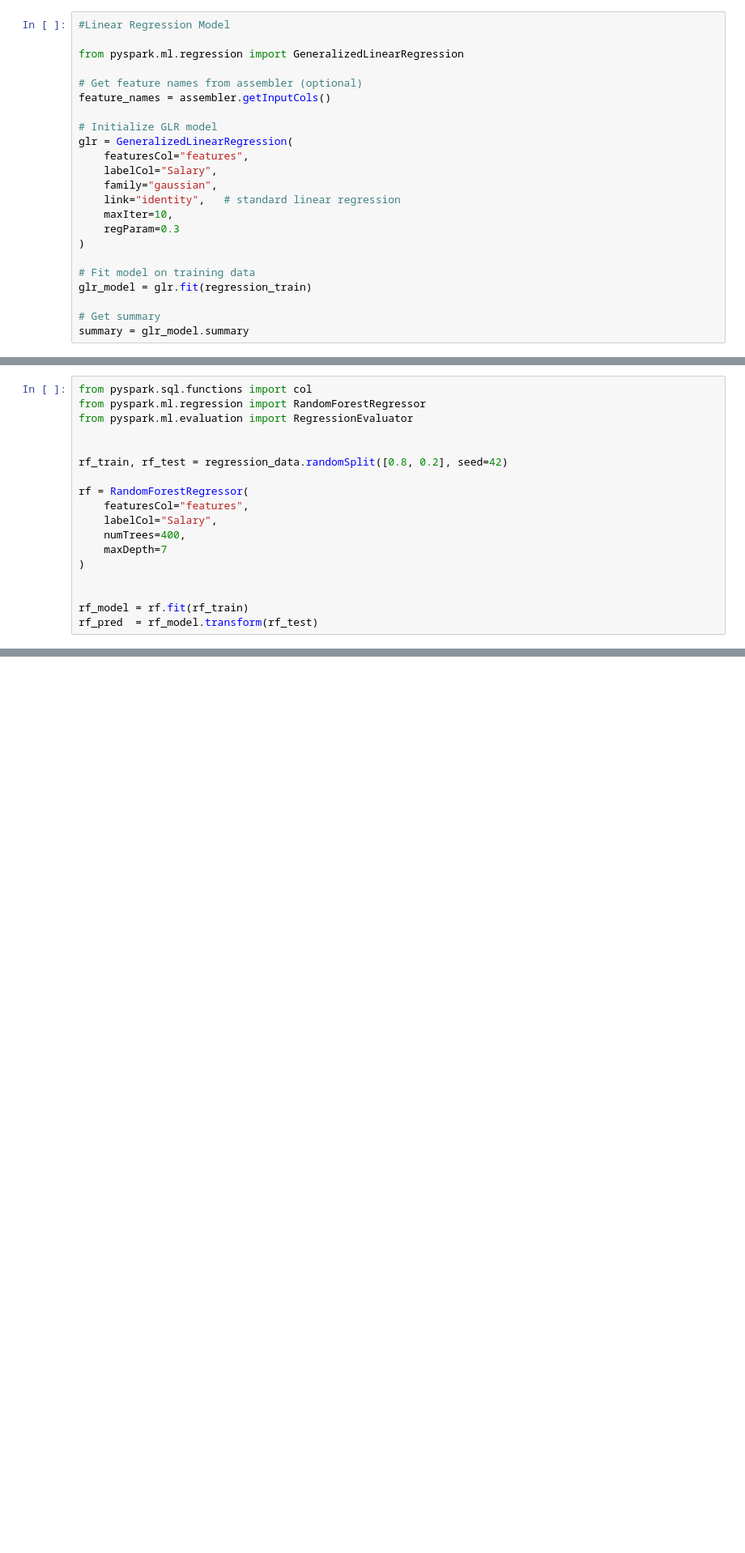
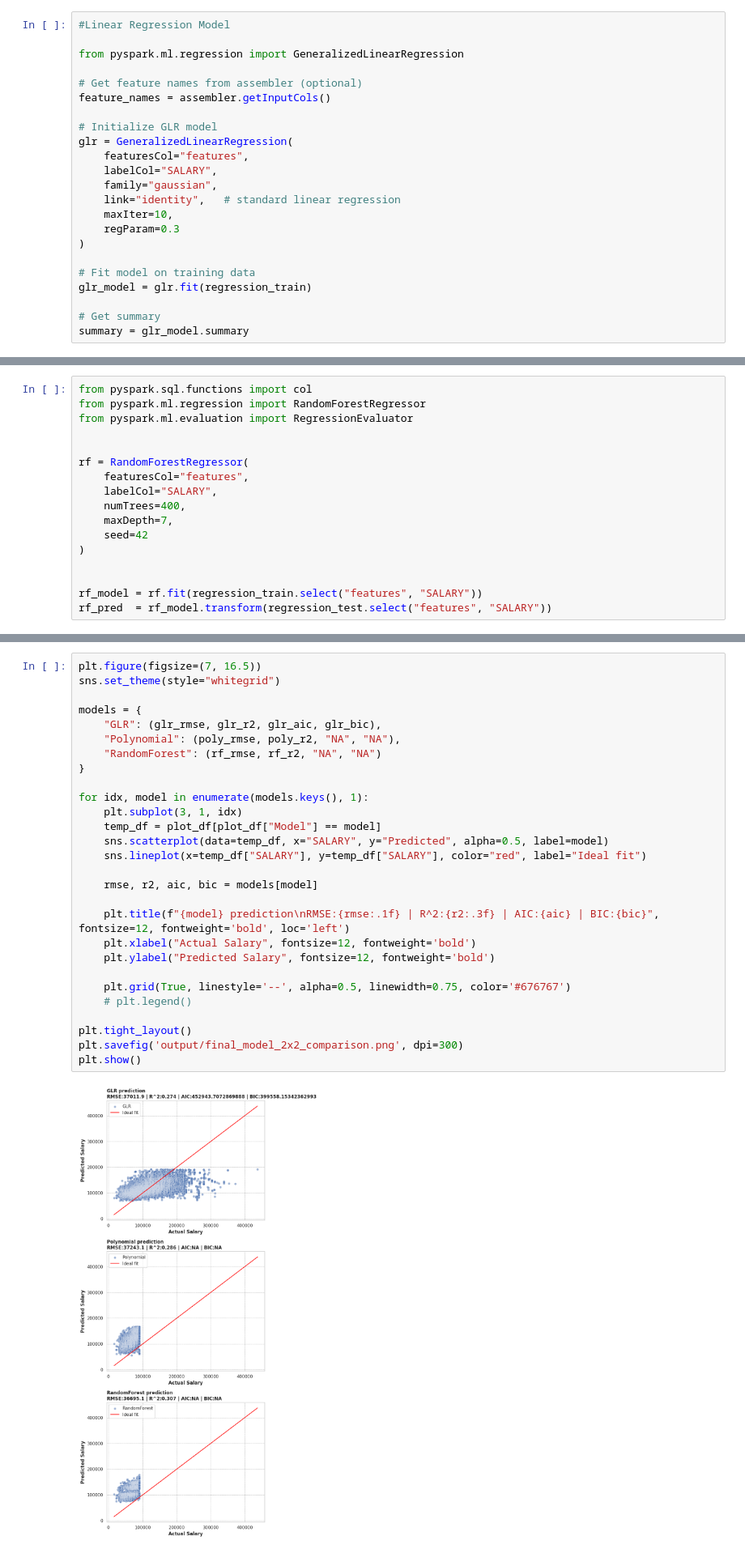
Before and after one commit to met-ad-688/assignment-04-DomStrong11, a Jupyter notebook: assignment04-DomStrong11.ipynb, the cells around one changed output, grey strips where cells are left out. Shown at 81% size. Drawn from its saved outputs; the diff is of its cells as text; blank space fills up the shorter version.

```diff
--- a/assignment04-DomStrong11.ipynb
+++ b/assignment04-DomStrong11.ipynb
@@ -392,7 +359,7 @@ feature_names = assembler.getInputCols()
 # Initialize GLR model
 glr = GeneralizedLinearRegression(
     featuresCol="features",
-    labelCol="Salary",
+    labelCol="SALARY",
     family="gaussian",
     link="identity",   # standard linear regression
     maxIter=10,
@@ -686,16 +659,15 @@ from pyspark.ml.regression import RandomForestRegressor
 from pyspark.ml.evaluation import RegressionEvaluator
 
 
-rf_train, rf_test = regression_data.randomSplit([0.8, 0.2], seed=42)
-
 rf = RandomForestRegressor(
     featuresCol="features",
-    labelCol="Salary",
+    labelCol="SALARY",
     numTrees=400,
-    maxDepth=7
+    maxDepth=7,
+    seed=42
 )
 
 
-rf_model = rf.fit(rf_train)
-rf_pred  = rf_model.transform(rf_test)
+rf_model = rf.fit(regression_train.select("features", "SALARY"))
+rf_pred  = rf_model.transform(regression_test.select("features", "SALARY"))
 # %% [output]
@@ -862,0 +764,30 @@ plt.show()
+# %%
+plt.figure(figsize=(7, 16.5))
+sns.set_theme(style="whitegrid")
+
+models = {
+    "GLR": (glr_rmse, glr_r2, glr_aic, glr_bic),
+    "Polynomial": (poly_rmse, poly_r2, "NA", "NA"),
+    "RandomForest": (rf_rmse, rf_r2, "NA", "NA")
+}
+
+for idx, model in enumerate(models.keys(), 1):
+    plt.subplot(3, 1, idx)
+    temp_df = plot_df[plot_df["Model"] == model]
+    sns.scatterplot(data=temp_df, x="SALARY", y="Predicted", alpha=0.5, label=model)
+    sns.lineplot(x=temp_df["SALARY"], y=temp_df["SALARY"], color="red", label="Ideal fit")
+
+    rmse, r2, aic, bic = models[model]
+
+    plt.title(f"{model} prediction\nRMSE:{rmse:.1f} | R^2:{r2:.3f} | AIC:{aic} | BIC:{bic}", fontsize=12, fontweight='bold', loc='left')
+    plt.xlabel("Actual Salary", fontsize=12, fontweight='bold')
+    plt.ylabel("Predicted Salary", fontsize=12, fontweight='bold')
+
+    plt.grid(True, linestyle='--', alpha=0.5, linewidth=0.75, color='#676767')
+    # plt.legend()
+
+plt.tight_layout()
+plt.savefig('output/final_model_2x2_comparison.png', dpi=300)
+plt.show()
+# %% [output]
+[figure, added]
```
Also changed, not shown: parts of 30 cells of this notebook.
